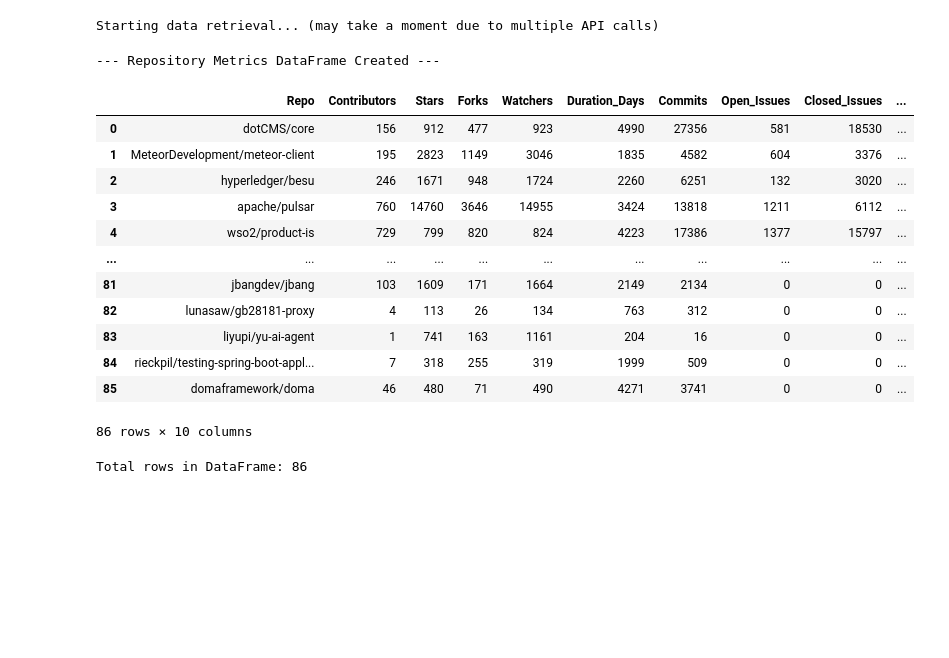
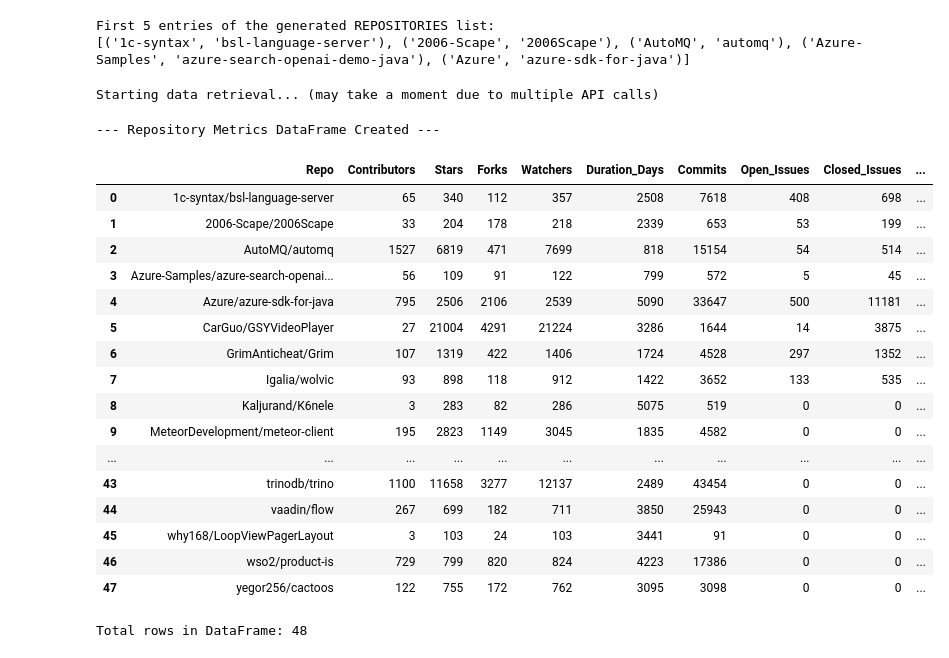
Before and after one commit to chuongdks/git_metrics_4990, a Jupyter notebook: features_repo_dim.ipynb, the cells around one changed output. Saved outputs shown, nothing was run; the diff lists cells and outputs as text; code cells hidden in the pictures; blank space fills up the shorter version.

Commit message:
# Commit 1.0.2: Testing

```diff
--- a/features_repo_dim.ipynb
+++ b/features_repo_dim.ipynb
@@ -10,4 +11,10 @@ import os
 # %%
 load_dotenv("./api_key.env")
 GITHUB_TOKEN = os.getenv("GITHUB_API_KEY")
+# %%
+# Repositories
+repo_df = pd.read_parquet("hf://datasets/hao-li/AIDev/repository.parquet")
+
+# Pull Request
+pr_df = pd.read_parquet("hf://datasets/hao-li/AIDev/pull_request.parquet", columns=['repo_id', 'merged_at'])
 # %%
@@ -32,3 +87,18 @@ First 5 entries of the generated REPOSITORIES list:
+# %%
+# Split the name and put it in a List of Dict (not needed but ehh accidentally made the method like that)
+repo_parts = accepted_repos_df['full_name'].str.split('/', n=1, expand=True)
+ACCEPTED_REPOSITORIES = repo_parts.to_records(index=False).tolist()
+print("\nFirst 5 entries of the generated REPOSITORIES list:")
+print(ACCEPTED_REPOSITORIES[:5])
+
+# Split rejected repo full_name
+repo_parts = rejected_repos_df['full_name'].str.split('/', n=1, expand=True)
+REJECTED_REPOSITORIES = repo_parts.to_records(index=False).tolist()
+print("\nFirst 5 entries of the generated REPOSITORIES list:")
+print(REJECTED_REPOSITORIES[:5])
+# %% [output]
+First 5 entries of the generated REPOSITORIES list:
+[('1c-syntax', 'bsl-language-server'), ('2006-Scape', '2006Scape'), ('AutoMQ', 'automq'), ('Azure-Samples', 'azure-search-openai-demo-java'), ('Azure', 'azure-sdk-for-java')]
 # %%
 # ============================================================
 # Helper: Total Contributors
@@ -166,17 +236,27 @@ def get_repo_metrics(owner, repo, github_token=None):
 # ============================================================
 # MAIN PROGRAM
 # ============================================================
-results = []
+results_accept = []
+results_reject = []
 print("\nStarting data retrieval... (may take a moment due to multiple API calls)")
 
 # limit the number of repositories processed here for testing REPOSITORIES[:10]:
-for owner, repo in REPOSITORIES:
+for owner, repo in ACCEPTED_REPOSITORIES:
     metrics = get_repo_metrics(owner, repo, GITHUB_TOKEN)
     if metrics:
-        results.append(metrics)
+        results_accept.append(metrics)
 
 # Create the Metric DataFrame
-metrics_df = pd.DataFrame(results)
+metrics_df = pd.DataFrame(results_accept)
+
+# limit the number of repositories processed here for testing REPOSITORIES[:10]:
+for owner, repo in REJECTED_REPOSITORIES:
+    metrics = get_repo_metrics(owner, repo, GITHUB_TOKEN)
+    if metrics:
+        results_reject.append(metrics)
+
+# Create the Metric DataFrame
+metrics_df = pd.DataFrame(results_reject)
 # %% [output]
 Starting data retrieval... (may take a moment due to multiple API calls)
 # %%
@@ -193,45 +273,49 @@ final_df = pd.merge(
 final_df = final_df.drop(columns=['full_name'])
 final_df = final_df.rename(columns={
     'NumWatchers': 'Watchers',
     'NumDays': 'Duration_Days',
     'NumCommits': 'Commits',
     'NumOpenIssues': 'Open_Issues',
     'NumClosedIssues': 'Closed_Issues',
     'NumPullReqs': 'Pull_Requests',
     'NumContributors': 'Contributors',
     'stars': 'Stars',
     'forks': 'Forks'
 })
 
 # Define the final column order
 column_order = [
     'Repo', 'Contributors','Stars', 'Forks', 'Watchers', 'Duration_Days', 'Commits',
     'Open_Issues', 'Closed_Issues', 'Pull_Requests',
 ]
 
 # Apply the final column order
 final_df = final_df[column_order]
 
 print("\n--- Repository Metrics DataFrame Created ---")
 display(final_df)
 print(f"\nTotal rows in DataFrame: {len(final_df)}")
 
 # Uncomment the line below to save your metrics to a file
-final_df.to_parquet("repo_metrics_with_stars.parquet", index=False)
-final_df.to_csv("repo_metrics_with_stars.csv", index=False)
+#final_df.to_parquet("repo_metrics_with_stars.parquet", index=False)
+final_df.to_csv("repo_metrics_rejected.csv", index=False)
 # %% [output]
 --- Repository Metrics DataFrame Created ---
 |  | Repo | Contributors | Stars | Forks | Watchers | Duration_Days | Commits | Open_Issues | Closed_Issues | ... |
-| 0 | dotCMS/core | 156 | 912 | 477 | 923 | 4990 | 27356 | 581 | 18530 | ... |
-| 1 | MeteorDevelopment/meteor-client | 195 | 2823 | 1149 | 3046 | 1835 | 4582 | 604 | 3376 | ... |
-| 2 | hyperledger/besu | 246 | 1671 | 948 | 1724 | 2260 | 6251 | 132 | 3020 | ... |
-| 3 | apache/pulsar | 760 | 14760 | 3646 | 14955 | 3424 | 13818 | 1211 | 6112 | ... |
-| 4 | wso2/product-is | 729 | 799 | 820 | 824 | 4223 | 17386 | 1377 | 15797 | ... |
+| 0 | 1c-syntax/bsl-language-server | 65 | 340 | 112 | 357 | 2508 | 7618 | 408 | 698 | ... |
+| 1 | 2006-Scape/2006Scape | 33 | 204 | 178 | 218 | 2339 | 653 | 53 | 199 | ... |
+| 2 | AutoMQ/automq | 1527 | 6819 | 471 | 7699 | 818 | 15154 | 54 | 514 | ... |
+| 3 | Azure-Samples/azure-search-openai... | 56 | 109 | 91 | 122 | 799 | 572 | 5 | 45 | ... |
+| 4 | Azure/azure-sdk-for-java | 795 | 2506 | 2106 | 2539 | 5090 | 33647 | 500 | 11181 | ... |
+| 5 | CarGuo/GSYVideoPlayer | 27 | 21004 | 4291 | 21224 | 3286 | 1644 | 14 | 3875 | ... |
+| 6 | GrimAnticheat/Grim | 107 | 1319 | 422 | 1406 | 1724 | 4528 | 297 | 1352 | ... |
+| 7 | Igalia/wolvic | 93 | 898 | 118 | 912 | 1422 | 3652 | 133 | 535 | ... |
+| 8 | Kaljurand/K6nele | 3 | 283 | 82 | 286 | 5075 | 519 | 0 | 0 | ... |
+| 9 | MeteorDevelopment/meteor-client | 195 | 2823 | 1149 | 3045 | 1835 | 4582 | 0 | 0 | ... |
 | ... | ... | ... | ... | ... | ... | ... | ... | ... | ... | ... |
-| 81 | jbangdev/jbang | 103 | 1609 | 171 | 1664 | 2149 | 2134 | 0 | 0 | ... |
-| 82 | lunasaw/gb28181-proxy | 4 | 113 | 26 | 134 | 763 | 312 | 0 | 0 | ... |
-| 83 | liyupi/yu-ai-agent | 1 | 741 | 163 | 1161 | 204 | 16 | 0 | 0 | ... |
-| 84 | rieckpil/testing-spring-boot-appl... | 7 | 318 | 255 | 319 | 1999 | 509 | 0 | 0 | ... |
-| 85 | domaframework/doma | 46 | 480 | 71 | 490 | 4271 | 3741 | 0 | 0 | ... |
+| 43 | trinodb/trino | 1100 | 11658 | 3277 | 12137 | 2489 | 43454 | 0 | 0 | ... |
+| 44 | vaadin/flow | 267 | 699 | 182 | 711 | 3850 | 25943 | 0 | 0 | ... |
+| 45 | why168/LoopViewPagerLayout | 3 | 103 | 24 | 103 | 3441 | 91 | 0 | 0 | ... |
+| 46 | wso2/product-is | 729 | 799 | 820 | 824 | 4223 | 17386 | 0 | 0 | ... |
+| 47 | yegor256/cactoos | 122 | 755 | 172 | 762 | 3095 | 3098 | 0 | 0 | ... |
-86 rows × 10 columns
+Total rows in DataFrame: 48
-Total rows in DataFrame: 86
```
Also changed, not shown: parts of 4 cells of this notebook, 3 other files.
